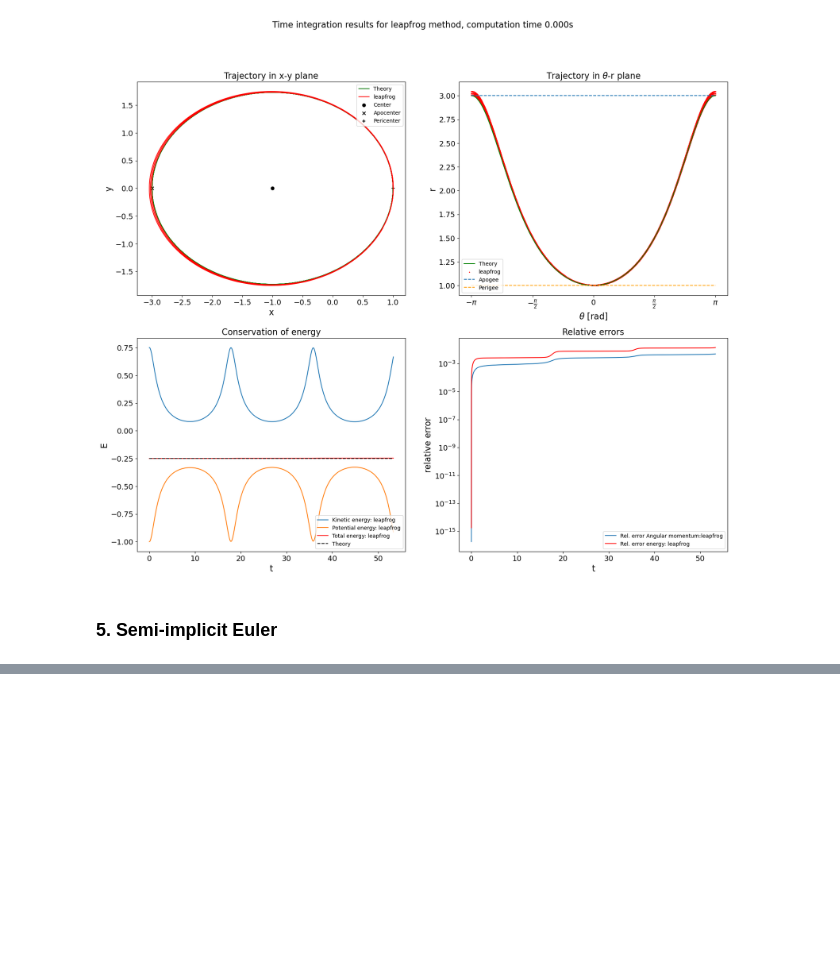
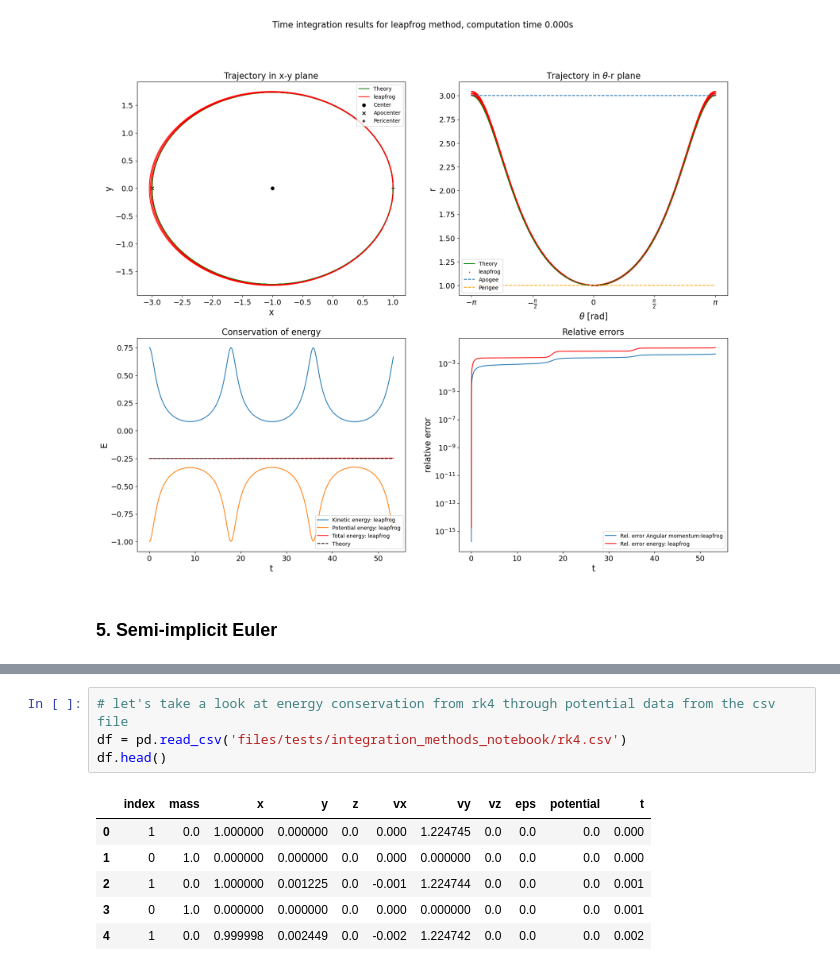
Before and after one commit to ProfesseurShadoko/compastro, a Jupyter notebook: scripts/integrationMethods.ipynb, the cells around one changed output, grey strips where cells are left out. Drawn from its saved outputs; the diff is of its cells as text; blank space fills up the shorter version.

```diff
--- a/scripts/integrationMethods.ipynb
+++ b/scripts/integrationMethods.ipynb
@@ -194,0 +195,11 @@ plot_checks(Y_semi, solver_name='Semi-implicit Euler', solver_time = semi_time)
+# %%
+# let's take a look at energy conservation from rk4 through potential data from the csv file
+df = pd.read_csv('files/tests/integration_methods_notebook/rk4.csv')
+df.head()
+# %% [output]
+|  | index | mass | x | y | z | vx | vy | vz | eps | potential | t |
+| 0 | 1 | 0.0 | 1.000000 | 0.000000 | 0.0 | 0.000 | 1.224745 | 0.0 | 0.0 | 0.0 | 0.000 |
+| 1 | 0 | 1.0 | 0.000000 | 0.000000 | 0.0 | 0.000 | 0.000000 | 0.0 | 0.0 | 0.0 | 0.000 |
+| 2 | 1 | 0.0 | 1.000000 | 0.001225 | 0.0 | -0.001 | 1.224744 | 0.0 | 0.0 | 0.0 | 0.001 |
+| 3 | 0 | 1.0 | 0.000000 | 0.000000 | 0.0 | 0.000 | 0.000000 | 0.0 | 0.0 | 0.0 | 0.001 |
+| 4 | 1 | 0.0 | 0.999998 | 0.002449 | 0.0 | -0.002 | 1.224742 | 0.0 | 0.0 | 0.0 | 0.002 |
```
Also changed, not shown: parts of 2 cells of this notebook.
